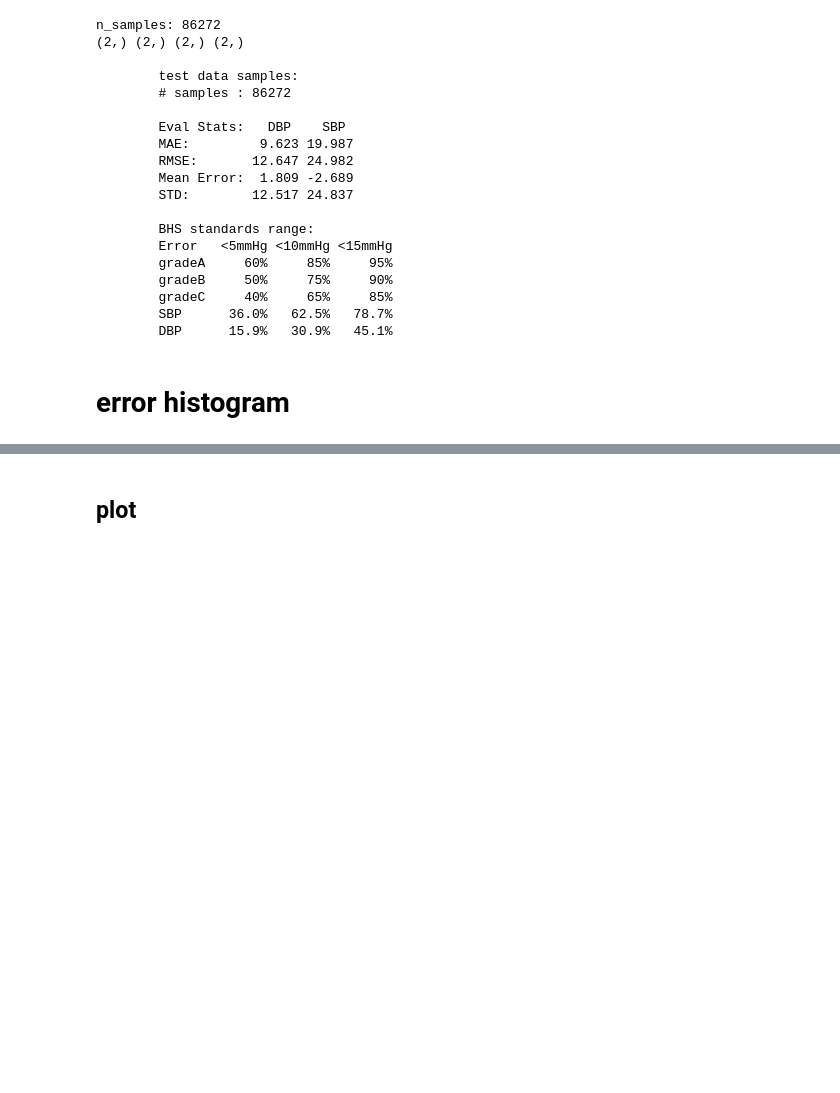
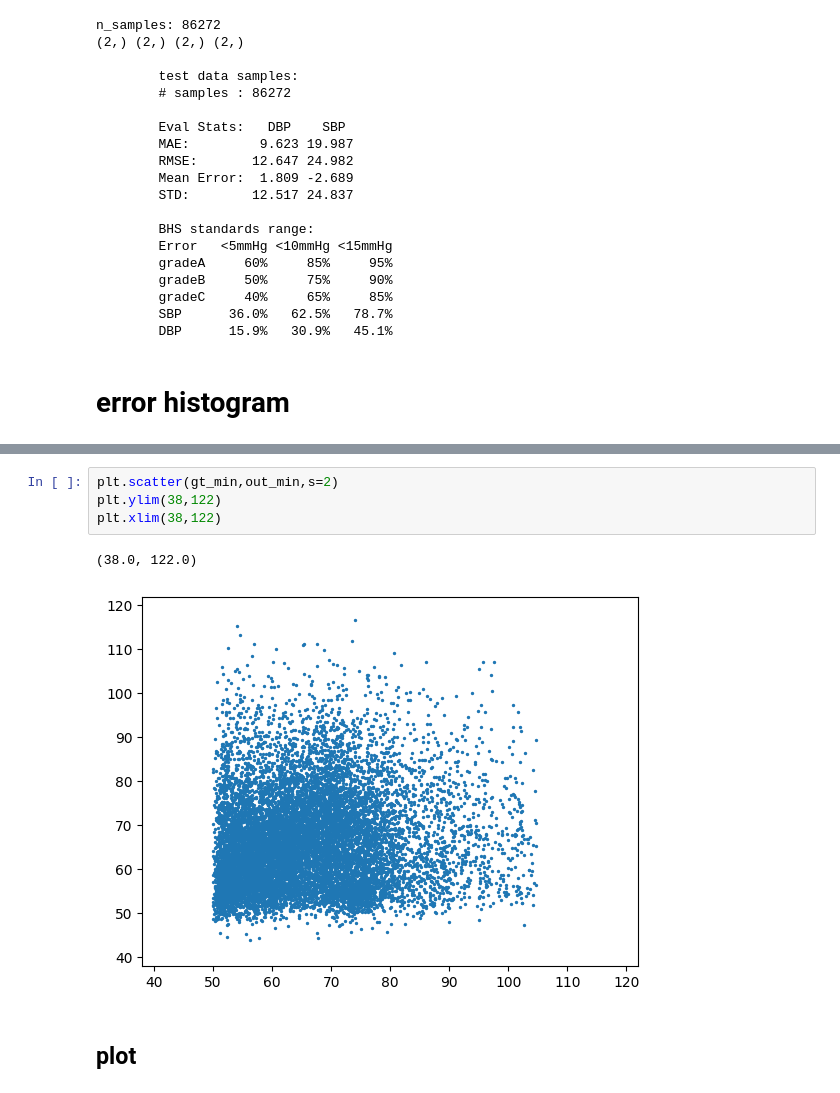
Before and after one commit to ax6000/BloodPressureEstimation, a Jupyter notebook: notebooks/plot_results.ipynb, the cells around one changed output, grey strips where cells are left out. Cells and saved outputs as stored; diff of their text form; blank space fills up the shorter version.

```diff
--- a/notebooks/plot_results.ipynb
+++ b/notebooks/plot_results.ipynb
@@ -373,3 +407,10 @@ plt.hist(errors[1],bins=15)
+# %%
+plt.scatter(gt_min,out_min,s=2)
+plt.ylim(38,122)
+plt.xlim(38,122)
+# %% [output]
+(38.0, 122.0)
+[figure, added]
 # %% [markdown]
 ## plot
 # %%
```
Also changed, not shown: parts of 20 cells of this notebook, 4 other files.
